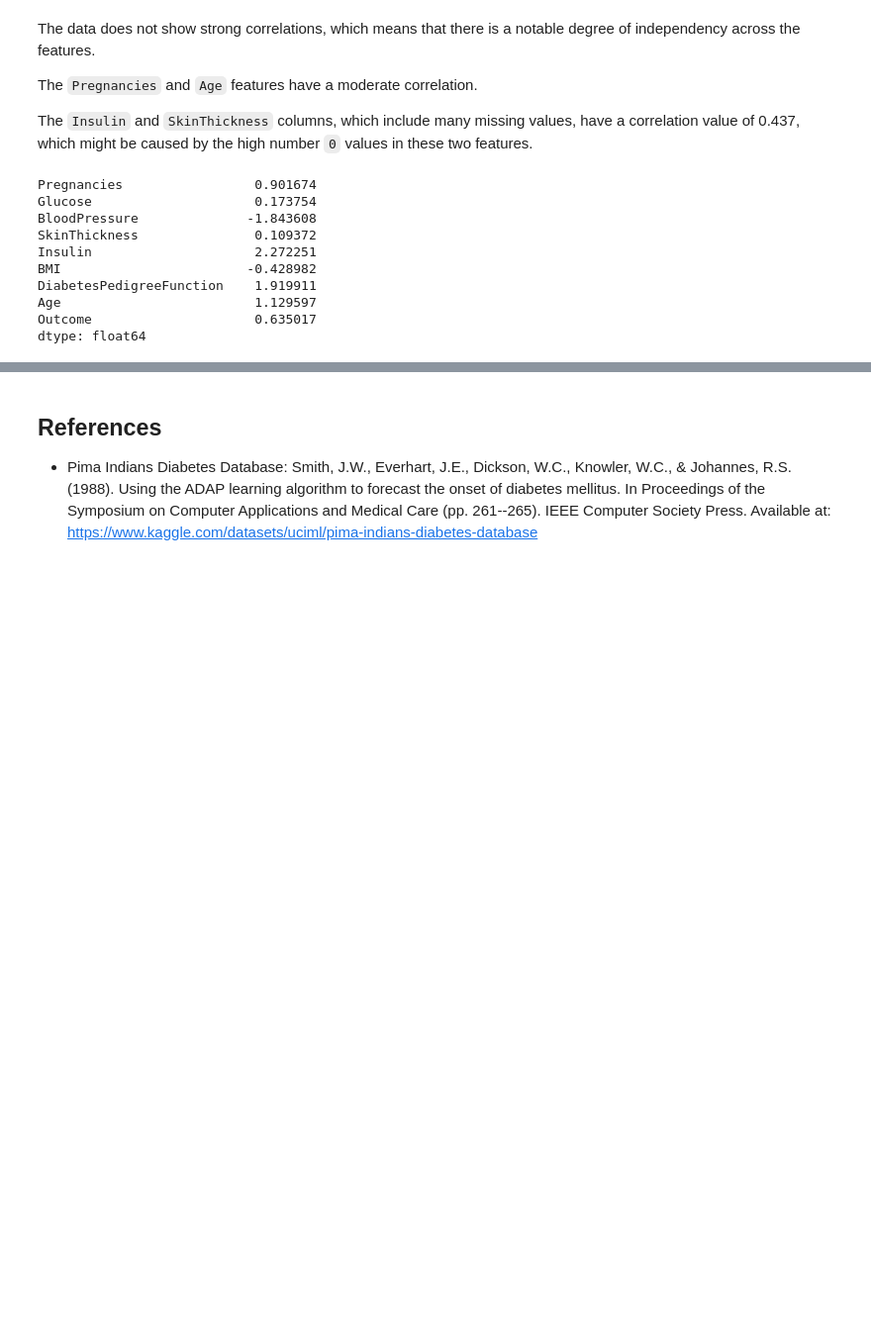
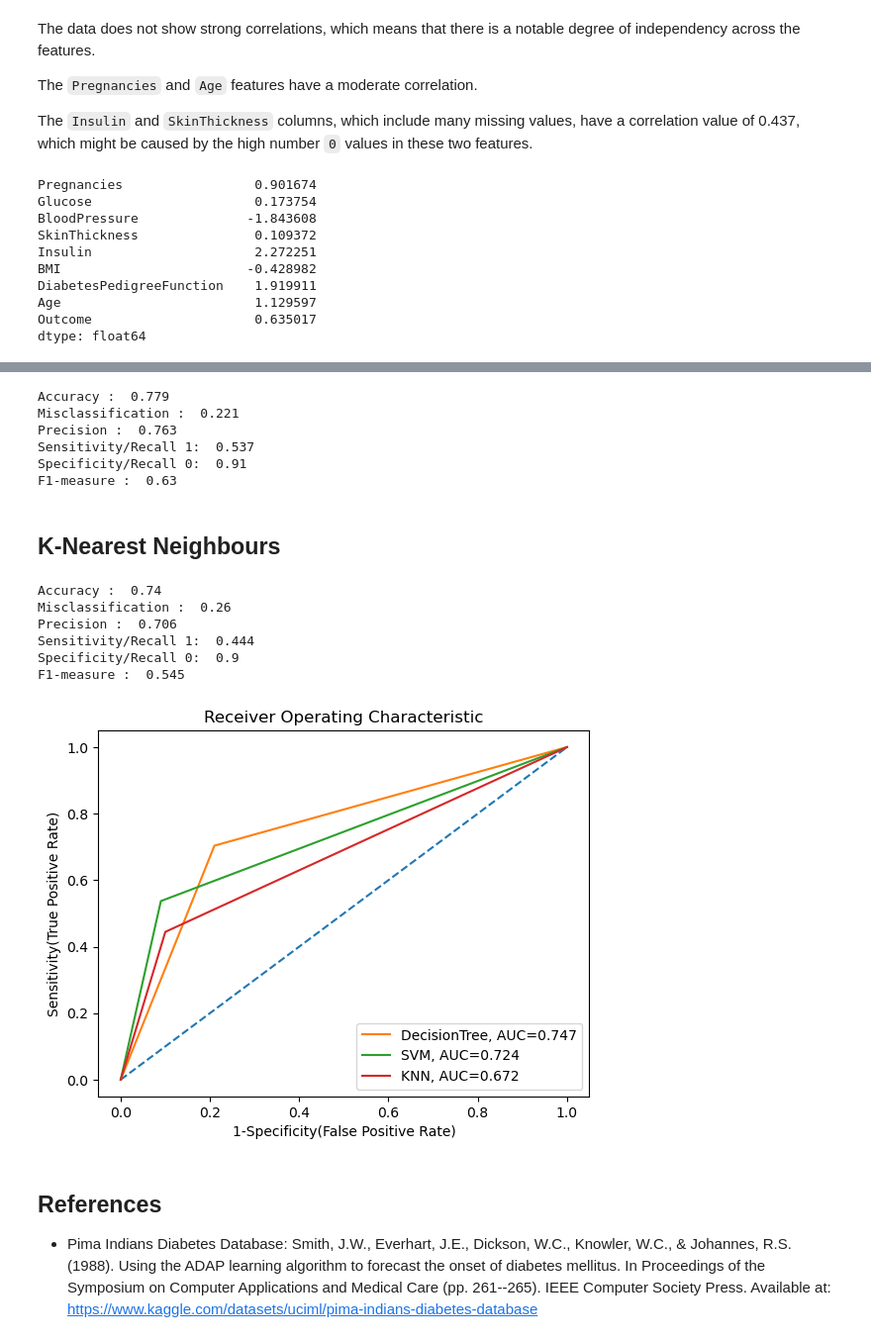
Before and after one commit to wengkee/AI26X-apps, a Jupyter notebook: models/training-models/diabetes-prediction/01-data-exploration.ipynb, the cells around one changed output, grey strips where cells are left out. Shown at 99% size. Drawn from its saved outputs; the diff is of its cells as text; code cells hidden in the pictures; blank space fills up the shorter version.

```diff
--- a/models/training-models/diabetes-prediction/01-data-exploration.ipynb
+++ b/models/training-models/diabetes-prediction/01-data-exploration.ipynb
@@ -343,3 +484,66 @@ dtype: int64
+# %%
+from sklearn import svm
+X_train, X_test, Y_train, Y_test = train_test_split(data_feature, data_diabetes,
+             stratify=data_diabetes, test_size=0.2, random_state=1)
+
+svm_model = svm.SVC(kernel='linear').fit(X_train, Y_train)
+
+y_predict_svm = svm_model.predict(X_test)
+metrics_measure(Y_test, y_predict_svm)
+# %% [output]
+Accuracy :  0.779
+Misclassification :  0.221
+Precision :  0.763
+Sensitivity/Recall 1:  0.537
+Specificity/Recall 0:  0.91
+F1-measure :  0.63
+# %% [markdown]
+## K-Nearest Neighbours
+# %%
+from sklearn.neighbors import KNeighborsClassifier
+X_train, X_test, Y_train, Y_test = train_test_split(data_feature, data_diabetes,
+             stratify=data_diabetes, test_size=0.2, random_state=1)
+
+knn_model = KNeighborsClassifier(n_neighbors=18)
+knn_model = knn_model.fit(X_train, Y_train)
+
+y_predict_knn = knn_model.predict(X_test)
+metrics_measure(Y_test, y_predict_knn)
+# %% [output]
+Accuracy :  0.74
+Misclassification :  0.26
+Precision :  0.706
+Sensitivity/Recall 1:  0.444
+Specificity/Recall 0:  0.9
+F1-measure :  0.545
+# %%
+# initiate the plots of ROC charts for each model
+plt.figure(0).clf()
+plt.plot([0, 1], ls="--")
+
+#fit DecisionTree model and plot ROC curve
+fpr, tpr, _ = roc_curve(Y_test, y_predict_dtree)
+auc1 = roc_auc_score(Y_test, y_predict_dtree)
+plt.plot(fpr,tpr,label="DecisionTree, AUC="+str(round(auc1,3)))
+
+#fit LogisticRegression model and plot ROC curve
+fpr, tpr, _ = roc_curve(Y_test, y_predict_svm)
+auc2 = roc_auc_score(Y_test, y_predict_svm)
+plt.plot(fpr,tpr,label="SVM, AUC="+str(round(auc2,3)))
+
+#fit SVC model and plot ROC curve
+fpr, tpr, _ = roc_curve(Y_test, y_predict_knn)
+auc3 = roc_auc_score(Y_test, y_predict_knn)
+plt.plot(fpr,tpr,label="KNN, AUC="+str(round(auc3,3)))
+
+#add legend information
+plt.xlabel('1-Specificity(False Positive Rate)')
+plt.ylabel('Sensitivity(True Positive Rate)')
+plt.title('Receiver Operating Characteristic')
+plt.legend(loc="lower right")
+plt.show()
+# %% [output]
+[figure, added]
 # %% [markdown]
 ## References
 
```
Also changed, not shown: parts of 14 cells of this notebook.
